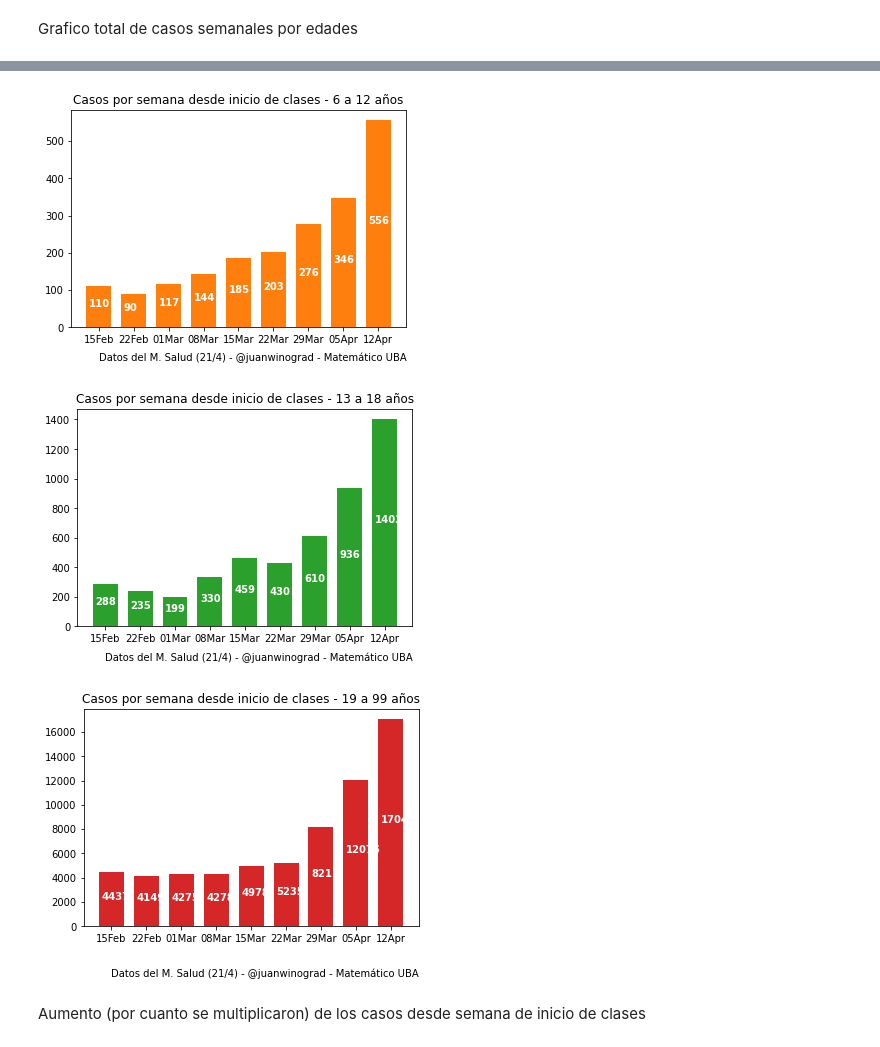
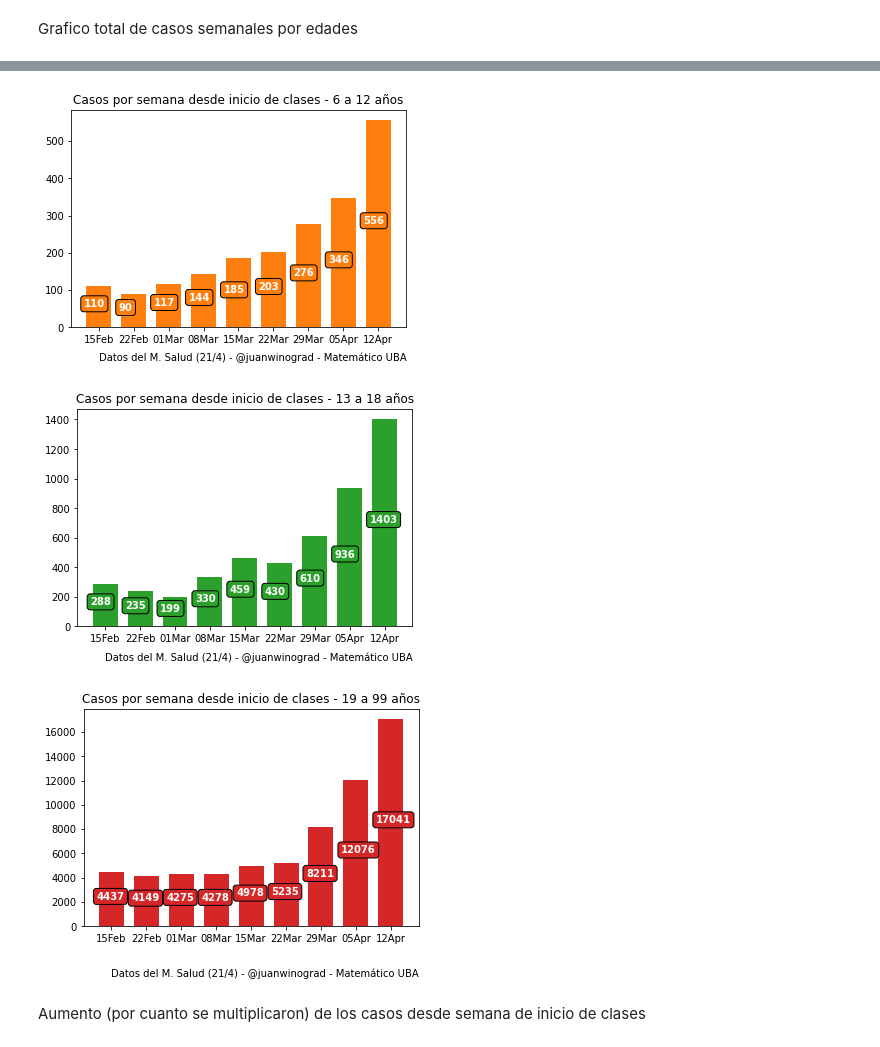
Before and after one commit to juanwinograd/DATOS-COVID-CABA, a Jupyter notebook: analisis.ipynb, the cells around one changed output, grey strips where cells are left out. Saved outputs shown, nothing was run; the diff lists cells and outputs as text; code cells hidden in the pictures.

```diff
--- a/analisis.ipynb
+++ b/analisis.ipynb
@@ -156,7 +156,8 @@ for j in range(len(niveles)):
     color = colores[j]
     plt.bar(semanas,casos_nivel[j],5,color=color)
     for i in range(len(semanas)):
-        plt.text(semanas[i]-pd.Timedelta("2 d"),casos_nivel[j][i]/2,casos_nivel[j][i],color="white",fontweight="bold")
+        props = dict(boxstyle='round', facecolor=color)
+        plt.text(semanas[i]-pd.Timedelta("3 d"),casos_nivel[j][i]/2,casos_nivel[j][i],color="white",fontweight="bold",bbox=props)
 
     plt.title("Casos por semana desde inicio de clases - "+str(niv[0])+" a "+str(niv[1]-1)+" años")
     ax.xaxis.set_major_formatter(mdates.DateFormatter('%d%b'))
@@ -169,6 +170,6 @@ for j in range(len(niveles)):
-[figure, old version]
+[figure, new version]
-[figure, old version]
+[figure, new version]
-[figure, old version]
+[figure, new version]
 # %% [markdown]
 Aumento (por cuanto se multiplicaron) de los casos desde semana de inicio de clases
 # %%
```
Also changed, not shown: parts of 2 cells of this notebook.
